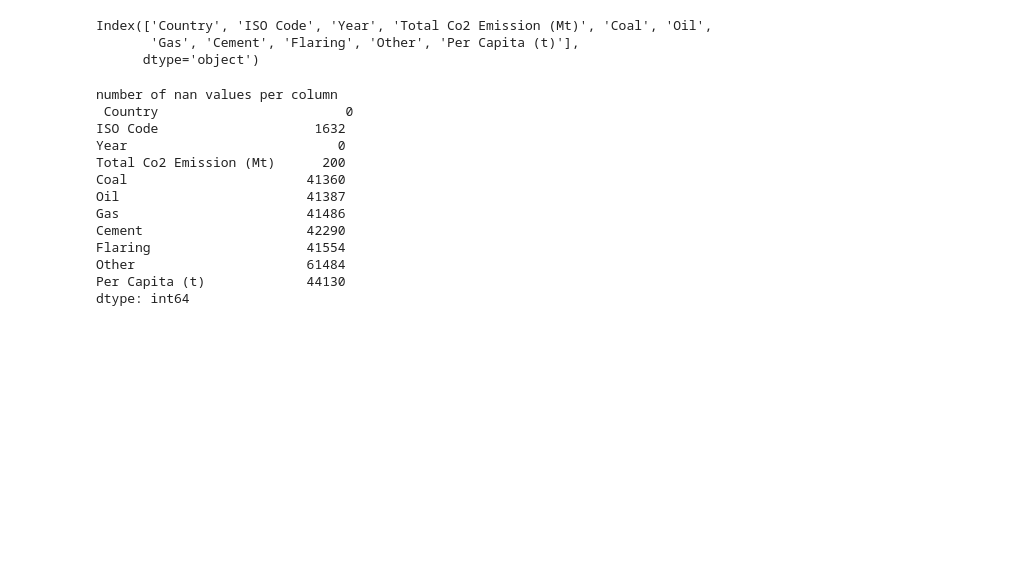
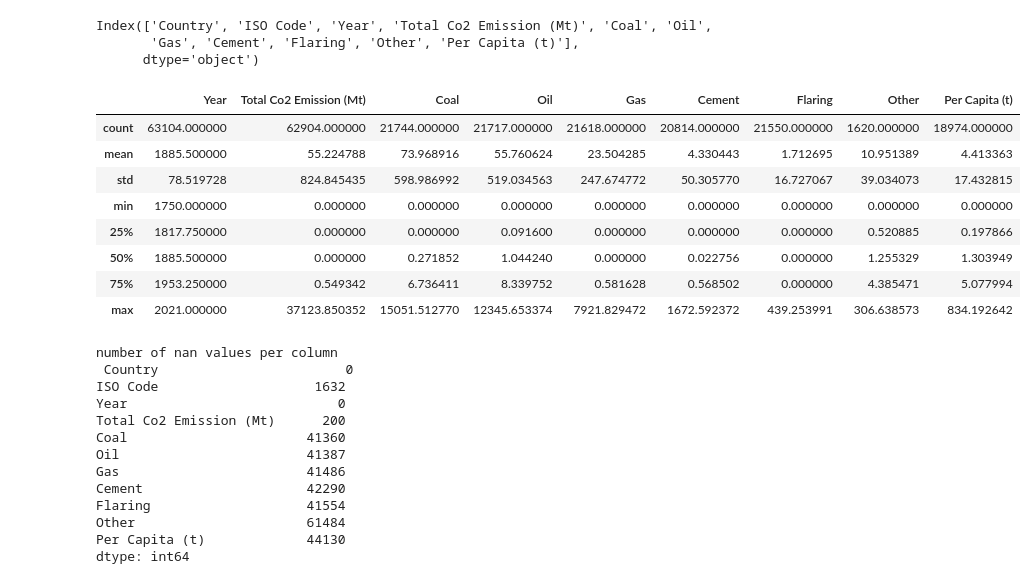
Before and after one commit to Chelsan98/Thesis_EDA_Markus_Oscar, a Jupyter notebook: EDA_CO2.ipynb, the cells around one changed output. Cells and saved outputs as stored; diff of their text form; code cells hidden in the pictures; blank space fills up the shorter version.

```diff
--- a/EDA_CO2.ipynb
+++ b/EDA_CO2.ipynb
@@ -42,6 +62,18 @@ print(dataCo2.columns,"\n")
 Index(['Country', 'ISO Code', 'Year', 'Total Co2 Emission (Mt)', 'Coal', 'Oil',
        'Gas', 'Cement', 'Flaring', 'Other', 'Per Capita (t)'],
       dtype='object')
+# %%
+dataCo2.describe() # to get some basic information about the dataset
+# %% [output]
+|  | Year | Total Co2 Emission (Mt) | Coal | Oil | Gas | Cement | Flaring | Other | Per Capita (t) |
+| count | 63104.000000 | 62904.000000 | 21744.000000 | 21717.000000 | 21618.000000 | 20814.000000 | 21550.000000 | 1620.000000 | 18974.000000 |
+| mean | 1885.500000 | 55.224788 | 73.968916 | 55.760624 | 23.504285 | 4.330443 | 1.712695 | 10.951389 | 4.413363 |
+| std | 78.519728 | 824.845435 | 598.986992 | 519.034563 | 247.674772 | 50.305770 | 16.727067 | 39.034073 | 17.432815 |
+| min | 1750.000000 | 0.000000 | 0.000000 | 0.000000 | 0.000000 | 0.000000 | 0.000000 | 0.000000 | 0.000000 |
+| 25% | 1817.750000 | 0.000000 | 0.000000 | 0.091600 | 0.000000 | 0.000000 | 0.000000 | 0.520885 | 0.197866 |
+| 50% | 1885.500000 | 0.000000 | 0.271852 | 1.044240 | 0.000000 | 0.022756 | 0.000000 | 1.255329 | 1.303949 |
+| 75% | 1953.250000 | 0.549342 | 6.736411 | 8.339752 | 0.581628 | 0.568502 | 0.000000 | 4.385471 | 5.077994 |
+| max | 2021.000000 | 37123.850352 | 15051.512770 | 12345.653374 | 7921.829472 | 1672.592372 | 439.253991 | 306.638573 | 834.192642 |
 # %%
 print("number of nan values per column\n",dataCo2.isna().sum()) # check for nan values.
 # %% [output]
```
Also changed, not shown: parts of 8 cells of this notebook.
